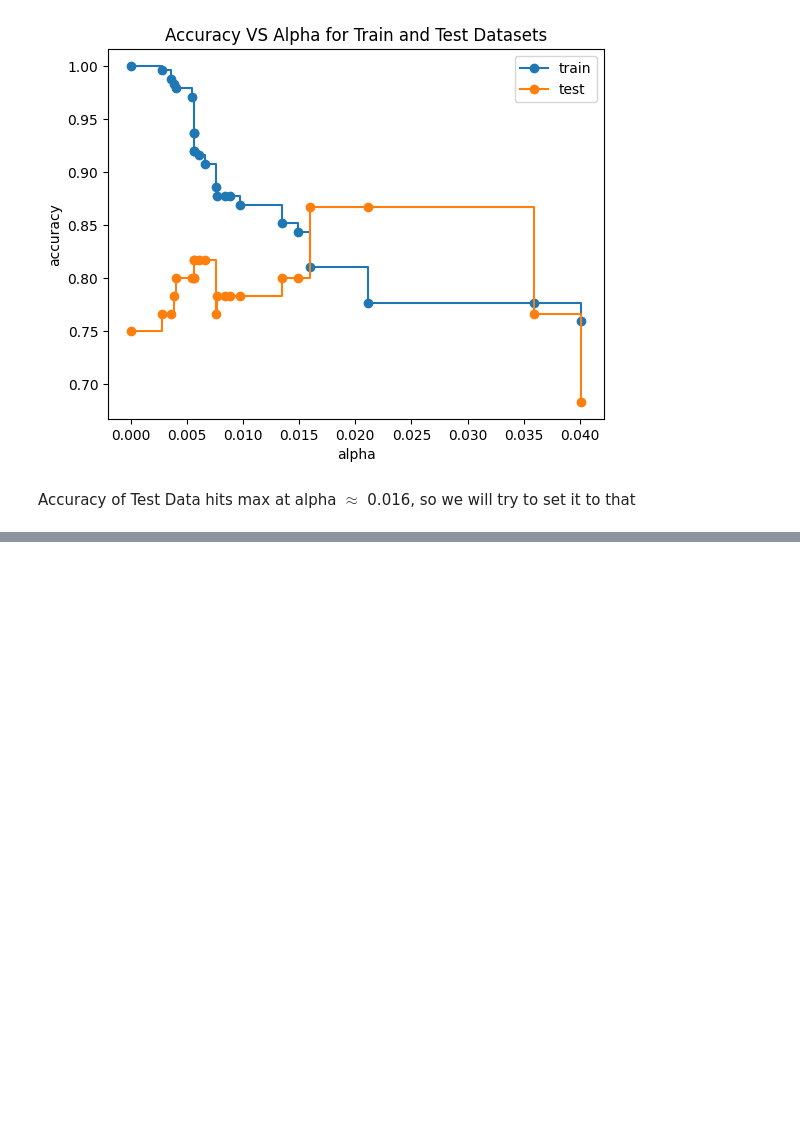
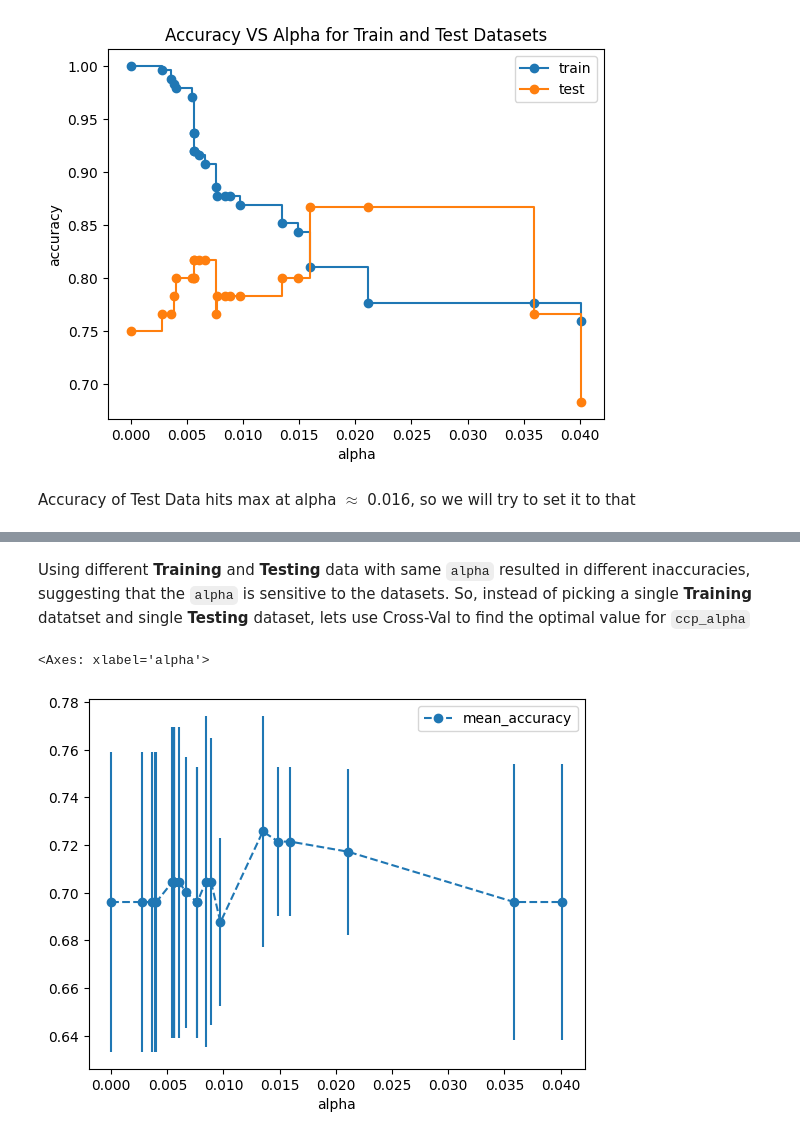
Before and after one commit to abandonedmonk/End-to-End-Decision-Trees-Project, a Jupyter notebook: decision_tree.ipynb, the cells around one changed output, grey strips where cells are left out. Saved outputs shown, nothing was run; the diff lists cells and outputs as text; code cells hidden in the pictures; blank space fills up the shorter version.

```diff
--- a/decision_tree.ipynb
+++ b/decision_tree.ipynb
@@ -284,0 +304,25 @@ Accuracy of Test Data hits max at alpha $ \approx $ 0.016, so we will try to set
+# %% [markdown]
+Using different **Training** and **Testing** data with same `alpha` resulted in different inaccuracies, suggesting that the `alpha` is sensitive to the datasets. So, instead of picking a single **Training** datatset and single **Testing** dataset, lets use Cross-Val to find the optimal value for `ccp_alpha`
+# %%
+alpha_loop_values = []
+
+for ccp_alpha in ccp_alphas:
+    dt_model = DecisionTreeClassifier(random_state=0, ccp_alpha=ccp_alpha)
+    scores = cross_val_score(dt_model, X_train, y_train, cv=5)
+    alpha_loop_values.append([ccp_alpha, np.mean(scores), np.std(scores)])
+
+alpha_results = pd.DataFrame(
+                    alpha_loop_values,
+                    columns=['alpha', 'mean_accuracy', 'std']
+                )
+
+alpha_results.plot(
+    x='alpha',
+    y='mean_accuracy',
+    yerr='std',
+    marker='o',
+    linestyle='--'
+)
+# %% [output]
+<Axes: xlabel='alpha'>
+[figure, added]
```
Also changed, not shown: parts of 15 cells of this notebook.
